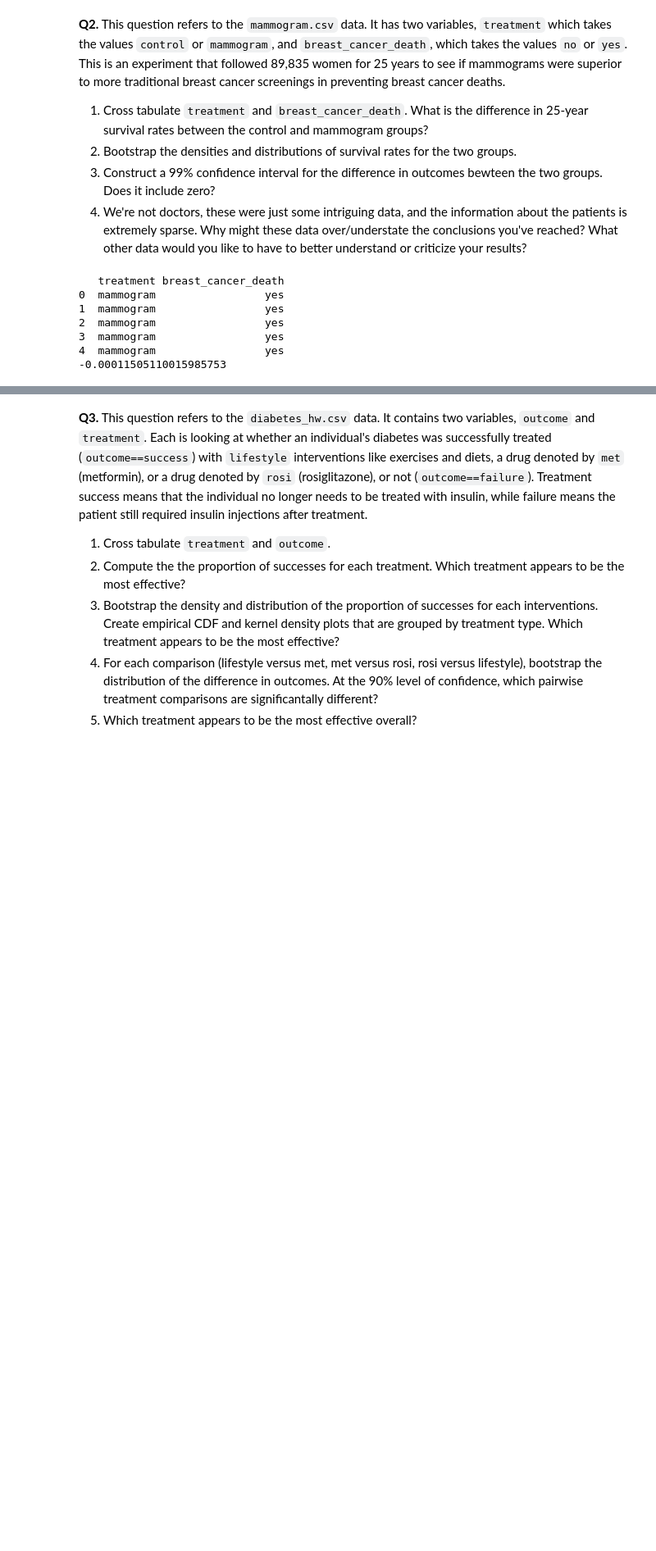
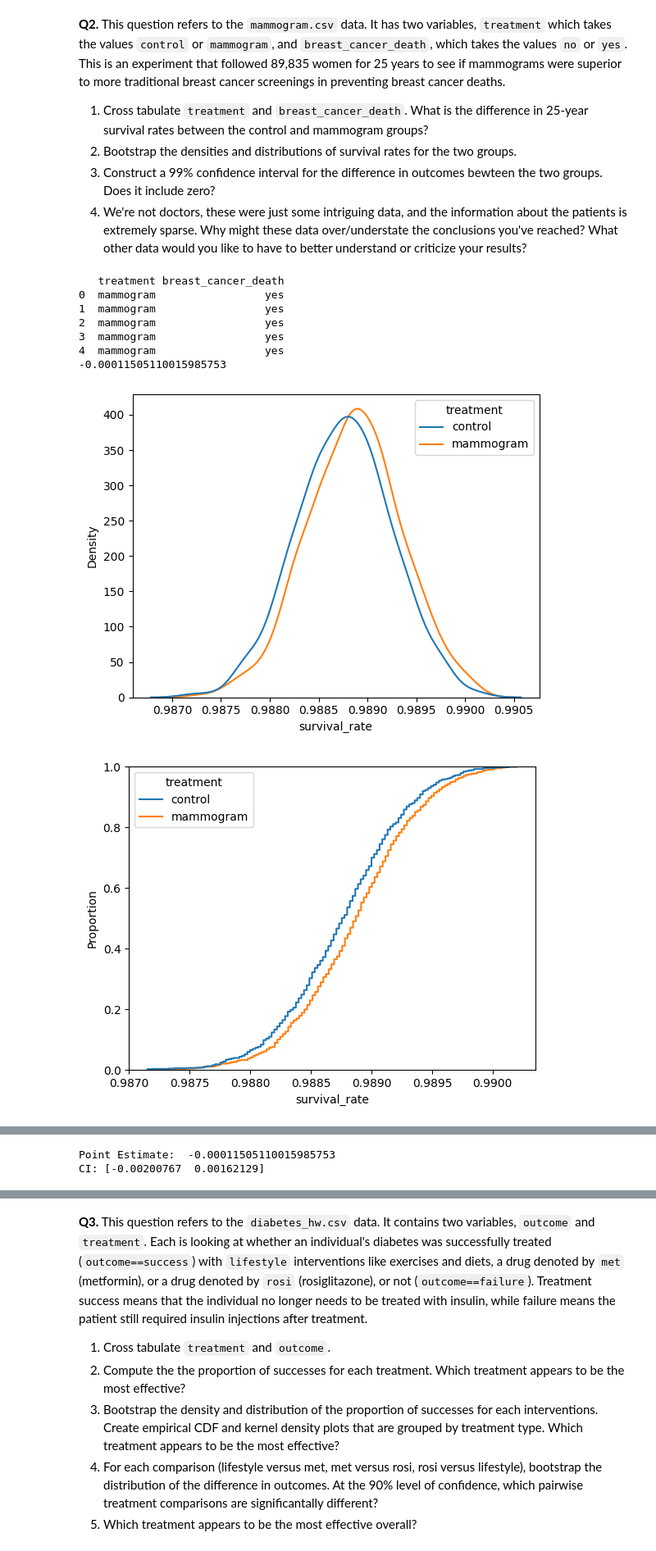
Before and after one commit to chrisjwkim/the_bootstrap, a Jupyter notebook: assignment_5.ipynb, the cells around one changed output, grey strips where cells are left out. Shown at 82% size. Saved outputs shown, nothing was run; the diff lists cells and outputs as text; code cells hidden in the pictures; blank space fills up the shorter version.

```diff
--- a/assignment_5.ipynb
+++ b/assignment_5.ipynb
@@ -82,23 +82,88 @@ df
 # %%
 df2 = pd.read_csv("/content/the_bootstrap/data/mammogram.csv")
 print(df2.head())
 df2['no'] = 0
 df2.loc[df2['breast_cancer_death']=='no','no']=1
 
 pd.crosstab(df2['treatment'],df2['breast_cancer_death'])
 # control survival rate: 44405/44910
 # mammogram survival rate: 44425/44925
 control_0 = df2.loc[ df2['treatment'] =='control', 'no' ].mean()
 mammogram_0 = df2.loc[ df2['treatment'] =='mammogram', 'no' ].mean()
 diff_0 =  control_0 - mammogram_0
 control_0
 mammogram_0
 print(diff_0)
+
+# control data:
+df_control = df2.loc[ df2['treatment'] =='control', 'no' ]
+N_control = df_control.shape[0]
+# mammogram data:
+df_mammogram = df2.loc[ df2['treatment'] =='mammogram', 'no' ]
+N_mammogram = df_mammogram.shape[0]
+
+# Simulation:
+S = 1000
+rate_control = np.zeros(S) # control survival rate
+rate_mammogram = np.zeros(S) # mammogram survival rate
+diff = np.zeros(S)  # Difference in survival rates
+
+# Bootstrapping:
+for s in range(S):
+    sample_control = df_control.sample(N_control,axis=0,replace=True) # Resample control
+    rate_control[s] = sample_control.mean() # Mean survival rate, control
+    sample_mammogram = df_mammogram.sample(N_mammogram,axis=0,replace=True) # Resample mammogram
+    rate_mammogram[s] = sample_mammogram.mean() # Mean survival rate, mammogram
+    diff[s] = rate_control[s]-rate_mammogram[s] # Difference in rates
+
+# Combine male and female result into one dataframe for plotting:
+rdf_control = pd.DataFrame({'treatment':'control','survival_rate':rate_control})
+rdf_mammogram = pd.DataFrame({'treatment':'mammogram','survival_rate':rate_mammogram})
+rdf = pd.concat([rdf_control,rdf_mammogram],axis=0)
+
+# Density plot of promotion rates:
+sns.kdeplot(data=rdf,x='survival_rate',hue='treatment')
+plt.show()
+
+# ECDF of promotion rates:
+sns.ecdfplot(data=rdf,x='survival_rate',hue='treatment')
+plt.show()
+
+# Density plot of differences in rates:
+ax = sns.kdeplot(diff)
+ax.axvline(x = diff_0)
+plt.show()
+
+# ECDF of differences in rates:
+ax = sns.ecdfplot(diff)
+ax.axvline(x = diff_0)
+plt.show()
+
+# Determine 99% confidence interval
+CI = np.quantile(diff,[.005,.995]) # Compute 90% CI
+print('Point Estimate: ', diff_0)
+print( 'CI: ' + str(CI) )
+
+# Density plot of differences in rates, CI:
+ax = sns.kdeplot(diff)
+ax.axvline(x = diff_0,linestyle='dashed',color='green') # Point estimate
+ax.axvline(x = CI[0],linestyle='dashed',color='red') # Lower bound
+ax.axvline(x = CI[1],linestyle='dashed',color='red') # Upper bound
+plt.show()
+
+# ECDF of differences in rates, CI:
+ax = sns.ecdfplot(diff)
+ax.axvline(x = diff_0,linestyle='dashed',color='green') # Point estimate
+ax.axvline(x = CI[0],linestyle='dashed',color='red') # Lower bound
+ax.axvline(x = CI[1],linestyle='dashed',color='red') # Upper bound
+plt.show()
 # %% [output]
    treatment breast_cancer_death
 0  mammogram                 yes
 1  mammogram                 yes
 2  mammogram                 yes
 3  mammogram                 yes
 4  mammogram                 yes
 -0.00011505110015985753
+[figure, added]
+[figure, added]
@@ -104,0 +172,2 @@ print(diff_0)
+Point Estimate:  -0.00011505110015985753
+CI: [-0.00200767  0.00162129]
```
Also changed, not shown: parts of 2 cells of this notebook.
